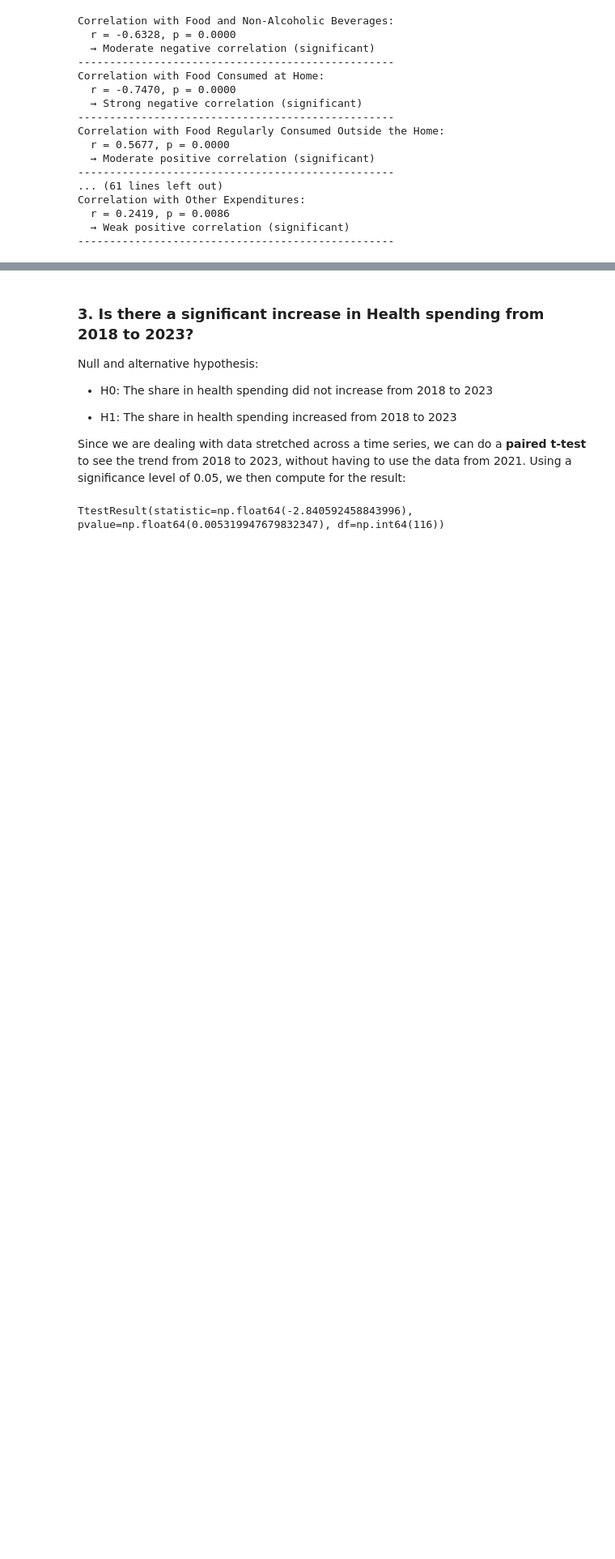
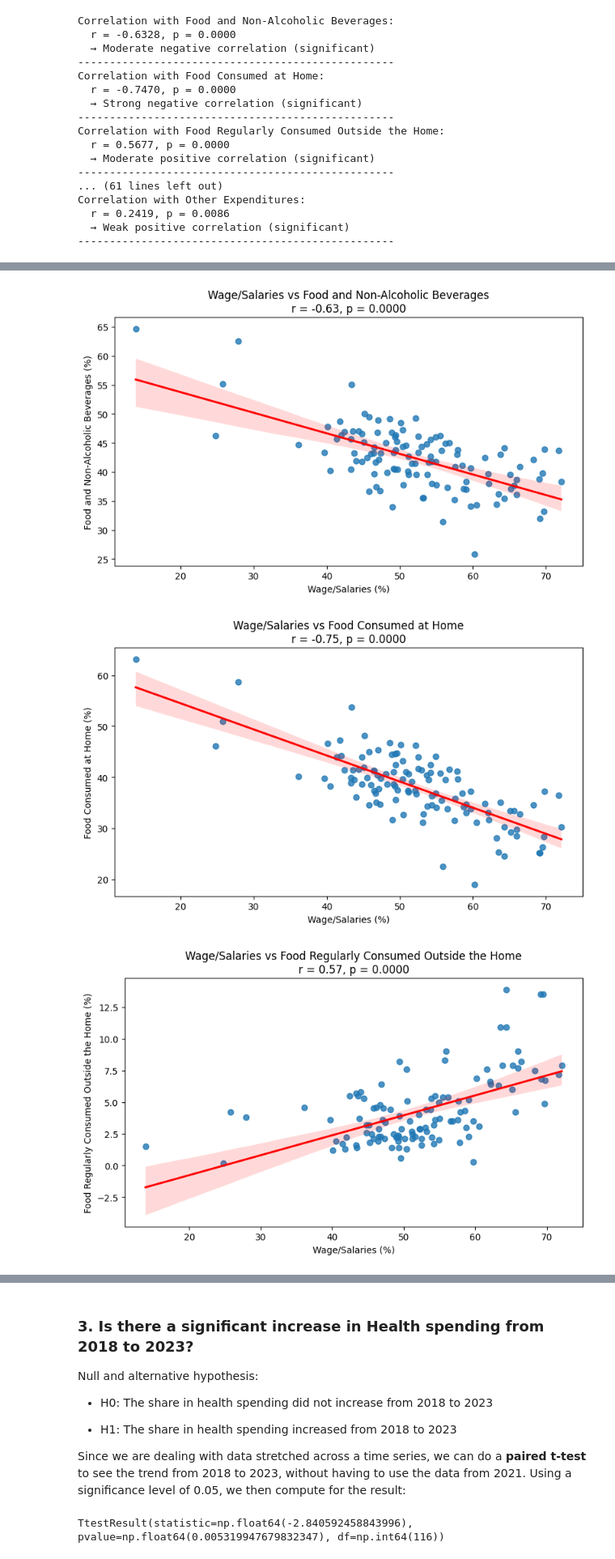
Before and after one commit to Sky282128/RoleModels, a Jupyter notebook: RoleModels.ipynb, the cells around one changed output, grey strips where cells are left out. Shown at 81% size. Cells and saved outputs as stored; diff of their text form; code cells hidden in the pictures; blank space fills up the shorter version.

```diff
--- a/RoleModels.ipynb
+++ b/RoleModels.ipynb
@@ -191,14 +191,6 @@ for df in IE:
                               "CARAGA",
                               "BARMM - BANGSAMORO AUTONOMOUS REGION IN MUSLIM MINDANAO (includes the 63 barangays from Cotabato for 2023)2/"
                               ],inplace=True)
-# %%
-#Final state of the dataset
-IE["Income18"].name = "Income18"
-IE["Income21"].name = "Income21"
-IE["Income23"].name = "Income23"
-IE["Expenditure18"].name = "Expenditure18"
-IE["Expenditure21"].name = "Expenditure21"
-IE["Expenditure23"].name = "Expenditure23"
 # %% [markdown]
 This concludes the data cleaning for our dataset. You may use this code block to see how our data is currently organized in our dataframes.
 # %%
@@ -380,0 +381,21 @@ Correlation with Other Expenditures:
+# %%
+x = combinedDf["Wage/Salaries"]
+
+for col in combinedDf.columns:
+    if col != "Wage/Salaries":
+        y = combinedDf[col]
+        r, p = pearsonr(x, y)
+
+        if p < 0.05:
+            plt.figure(figsize=(8, 5))
+            sns.regplot(x=x, y=y, scatter_kws={'s': 40}, line_kws={'color': 'red'})
+            plt.title(f"Wage/Salaries vs {col.strip()}\n"
+                      f"r = {r:.2f}, p = {p:.4f}", fontsize=12)
+            plt.xlabel("Wage/Salaries (%)")
+            plt.ylabel(f"{col.strip()} (%)")
+            plt.tight_layout()
+            plt.show()
+# %% [output]
+[figure, added]
+[figure, added]
+[figure, added]
```
Also changed, not shown: parts of 13 cells of this notebook, 2 other files.
